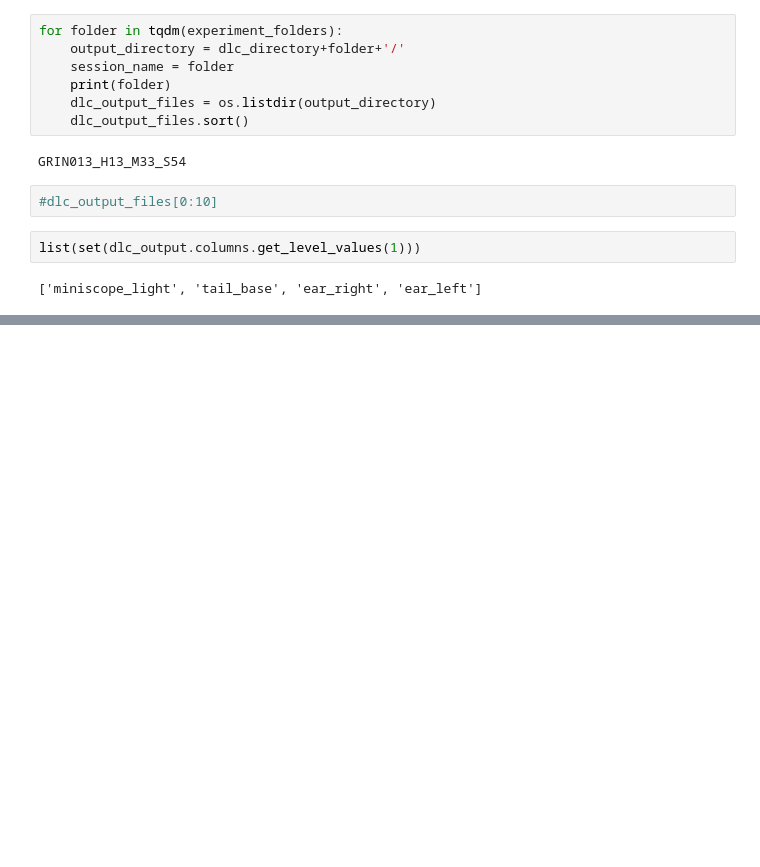
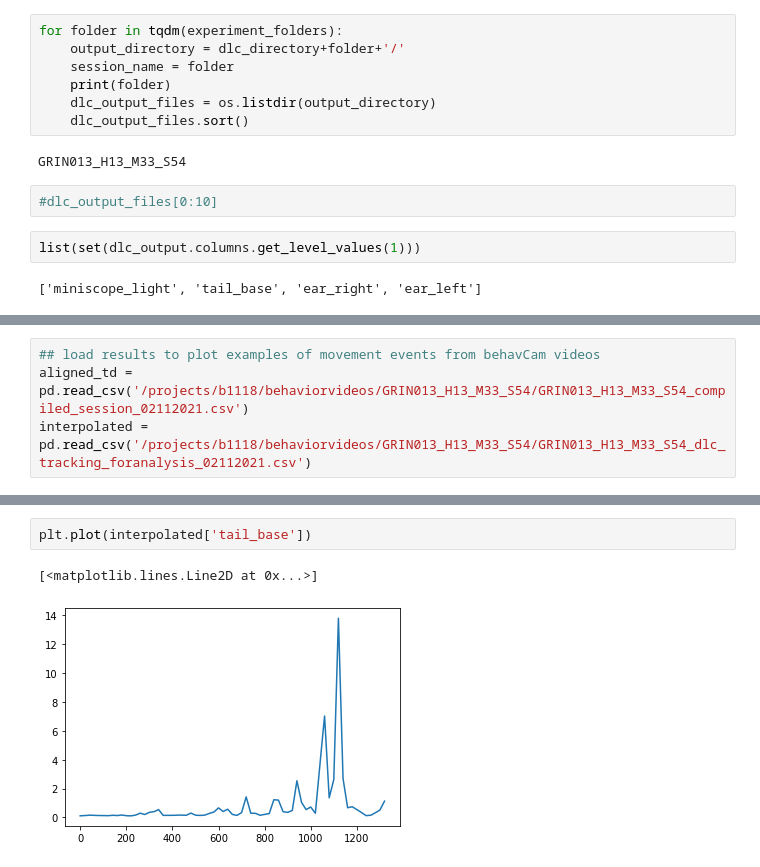
Before and after one commit to marburyvthesea/post_cnmfe_analysis, a Jupyter notebook: dlc_analysis/compile_dlc_output_v2.ipynb, the cells around one changed output, grey strips where cells are left out. Drawn from its saved outputs; the diff is of its cells as text; blank space fills up the shorter version.

```diff
--- a/dlc_analysis/compile_dlc_output_v2.ipynb
+++ b/dlc_analysis/compile_dlc_output_v2.ipynb
@@ -246,0 +251,4 @@ plt.plot(aligned_time_delta.index.astype('timedelta64[ms]'), aligned_time_delta[
+# %%
+## load results to plot examples of movement events from behavCam videos
+aligned_td = pd.read_csv('/projects/b1118/behaviorvideos/GRIN013_H13_M33_S54/GRIN013_H13_M33_S54_compiled_session_02112021.csv')
+interpolated = pd.read_csv('/projects/b1118/behaviorvideos/GRIN013_H13_M33_S54/GRIN013_H13_M33_S54_dlc_tracking_foranalysis_02112021.csv')
@@ -247 +260,6 @@ plt.plot(aligned_time_delta.index.astype('timedelta64[ms]'), aligned_time_delta[
+# %%
+plt.plot(interpolated['tail_base'])
+# %% [output]
+[<matplotlib.lines.Line2D at 0x...>]
+[figure, added]
 # %%
```
Also changed, not shown: parts of 15 cells of this notebook.
